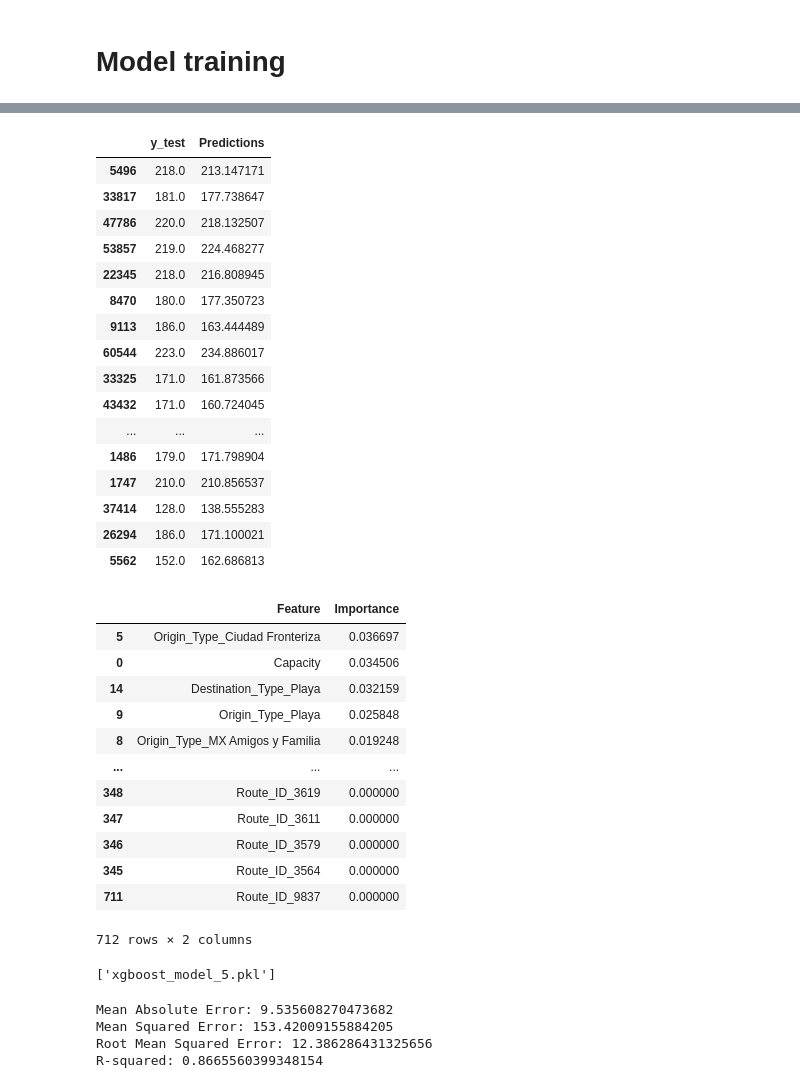
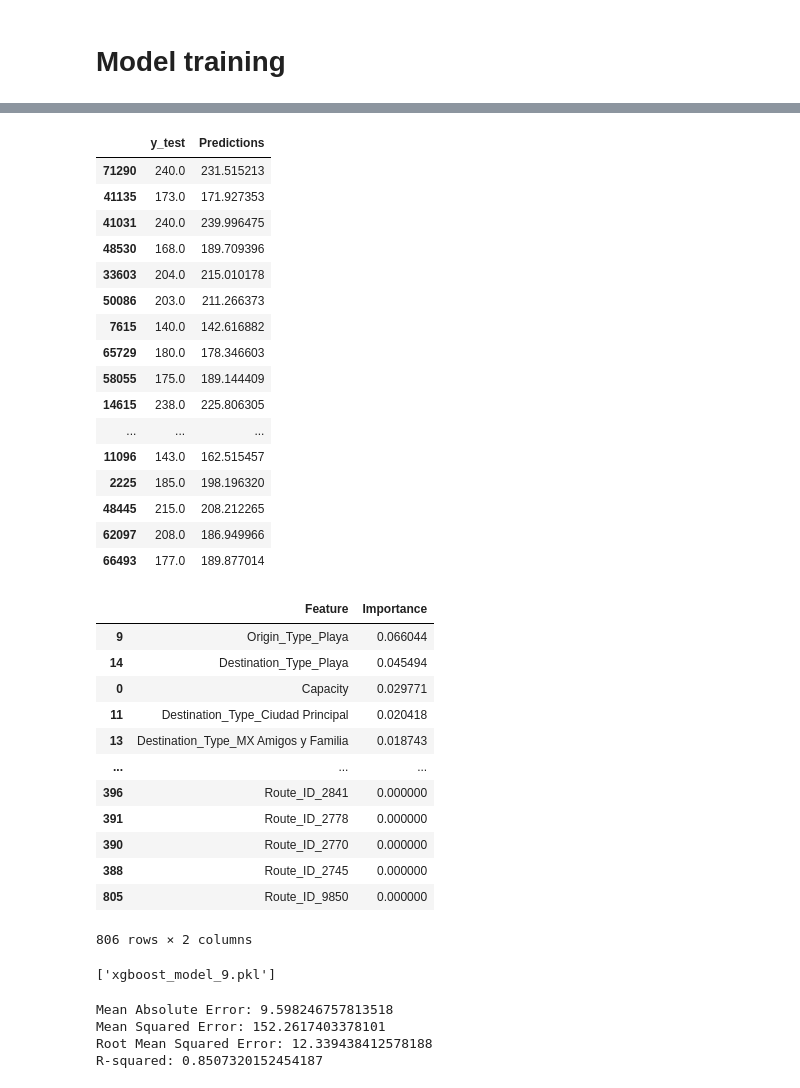
Before and after one commit to ferDMS/green-pandas-datathon, a Jupyter notebook: GreenPandas_Hackathon.ipynb, the cells around one changed output, grey strips where cells are left out. Cells and saved outputs as stored; diff of their text form; code cells hidden in the pictures.

Commit message:
6 y 9 modelos

```diff
--- a/GreenPandas_Hackathon.ipynb
+++ b/GreenPandas_Hackathon.ipynb
@@ -67,7 +67,7 @@ unique_routes
 - quitar datos poco relevantes
 # %%
 # Filter data for the year 2023
-flights_data = flights_data[(flights_data['STD'].dt.year == 2023) & (flights_data['STD'].dt.month == 5)]
+flights_data = flights_data[(flights_data['STD'].dt.year == 2023) & (flights_data['STD'].dt.month == 9)]
 
 # Replacing the number of passengers with the capacity maximum of the airplane if it exceeds the capacity
 flights_data['Passengers'] = flights_data[['Passengers', 'Capacity']].min(axis=1)
@@ -336,56 +337,56 @@ predictions_df = pd.DataFrame({'y_test': y_test, 'Predictions': y_pred})
 predictions_df.sample(20)
 # %% [output]
 |  | y_test | Predictions |
-| 5496 | 218.0 | 213.147171 |
-| 33817 | 181.0 | 177.738647 |
-| 47786 | 220.0 | 218.132507 |
-| 53857 | 219.0 | 224.468277 |
-| 22345 | 218.0 | 216.808945 |
-| 8470 | 180.0 | 177.350723 |
-| 9113 | 186.0 | 163.444489 |
-| 60544 | 223.0 | 234.886017 |
-| 33325 | 171.0 | 161.873566 |
-| 43432 | 171.0 | 160.724045 |
+| 71290 | 240.0 | 231.515213 |
+| 41135 | 173.0 | 171.927353 |
+| 41031 | 240.0 | 239.996475 |
+| 48530 | 168.0 | 189.709396 |
+| 33603 | 204.0 | 215.010178 |
+| 50086 | 203.0 | 211.266373 |
+| 7615 | 140.0 | 142.616882 |
+| 65729 | 180.0 | 178.346603 |
+| 58055 | 175.0 | 189.144409 |
+| 14615 | 238.0 | 225.806305 |
 | ... | ... | ... |
-| 1486 | 179.0 | 171.798904 |
-| 1747 | 210.0 | 210.856537 |
-| 37414 | 128.0 | 138.555283 |
-| 26294 | 186.0 | 171.100021 |
-| 5562 | 152.0 | 162.686813 |
+| 11096 | 143.0 | 162.515457 |
+| 2225 | 185.0 | 198.196320 |
+| 48445 | 215.0 | 208.212265 |
+| 62097 | 208.0 | 186.949966 |
+| 66493 | 177.0 | 189.877014 |
 # %%
 # Get feature importances
 feature_importances = best_estimator.feature_importances_
 
 # Create a DataFrame to display feature importances
 feature_importance_df = pd.DataFrame({'Feature': X_train.columns, 'Importance': feature_importances})
 
 # Sort the DataFrame by importance score in descending order
 feature_importance_df = feature_importance_df.sort_values(by='Importance', ascending=False)
 
 # Save feature importances to a CSV file
-feature_importance_df.to_csv('feature_importances_5.csv', index=False)
+feature_importance_df.to_csv('feature_importances_9.csv', index=False)
 
 # Display the top features
 feature_importance_df
 # %% [output]
 |  | Feature | Importance |
-| 5 | Origin_Type_Ciudad Fronteriza | 0.036697 |
-| 0 | Capacity | 0.034506 |
-| 14 | Destination_Type_Playa | 0.032159 |
-| 9 | Origin_Type_Playa | 0.025848 |
-| 8 | Origin_Type_MX Amigos y Familia | 0.019248 |
+| 9 | Origin_Type_Playa | 0.066044 |
+| 14 | Destination_Type_Playa | 0.045494 |
+| 0 | Capacity | 0.029771 |
+| 11 | Destination_Type_Ciudad Principal | 0.020418 |
+| 13 | Destination_Type_MX Amigos y Familia | 0.018743 |
 | ... | ... | ... |
-| 348 | Route_ID_3619 | 0.000000 |
-| 347 | Route_ID_3611 | 0.000000 |
-| 346 | Route_ID_3579 | 0.000000 |
-| 345 | Route_ID_3564 | 0.000000 |
-| 711 | Route_ID_9837 | 0.000000 |
+| 396 | Route_ID_2841 | 0.000000 |
+| 391 | Route_ID_2778 | 0.000000 |
+| 390 | Route_ID_2770 | 0.000000 |
+| 388 | Route_ID_2745 | 0.000000 |
+| 805 | Route_ID_9850 | 0.000000 |
-712 rows × 2 columns
+806 rows × 2 columns
 # %%
 import joblib
-joblib.dump(best_estimator, 'xgboost_model_5.pkl')
+joblib.dump(best_estimator, 'xgboost_model_9.pkl')
 # %% [output]
-['xgboost_model_5.pkl']
+['xgboost_model_9.pkl']
 # %%
 from sklearn.metrics import mean_absolute_error, mean_squared_error, r2_score
 import numpy as np
@@ -406,7 +407,7 @@ print("Root Mean Squared Error:", rmse)
 r2 = r2_score(y_test, y_pred)
 print("R-squared:", r2)
 # %% [output]
-Mean Absolute Error: 9.535608270473682
-Mean Squared Error: 153.42009155884205
-Root Mean Squared Error: 12.386286431325656
-R-squared: 0.8665560399348154
+Mean Absolute Error: 9.598246757813518
+Mean Squared Error: 152.2617403378101
+Root Mean Squared Error: 12.339438412578188
+R-squared: 0.8507320152454187
```
Also changed, not shown: parts of 10 cells of this notebook, 4 other files.
